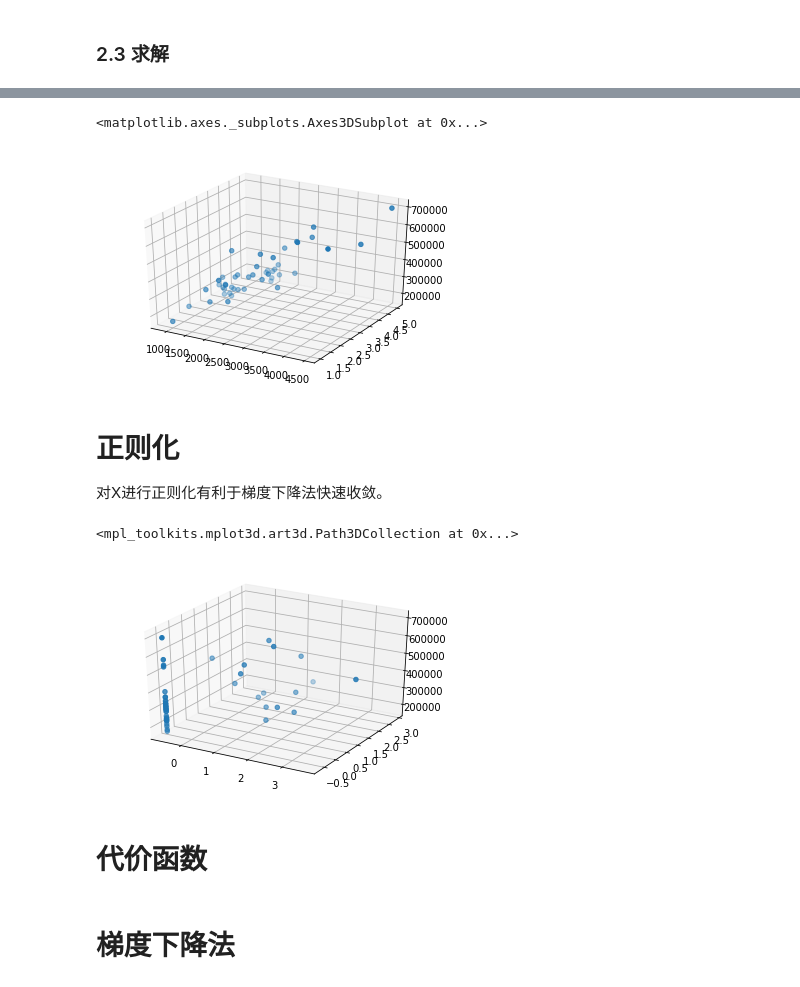
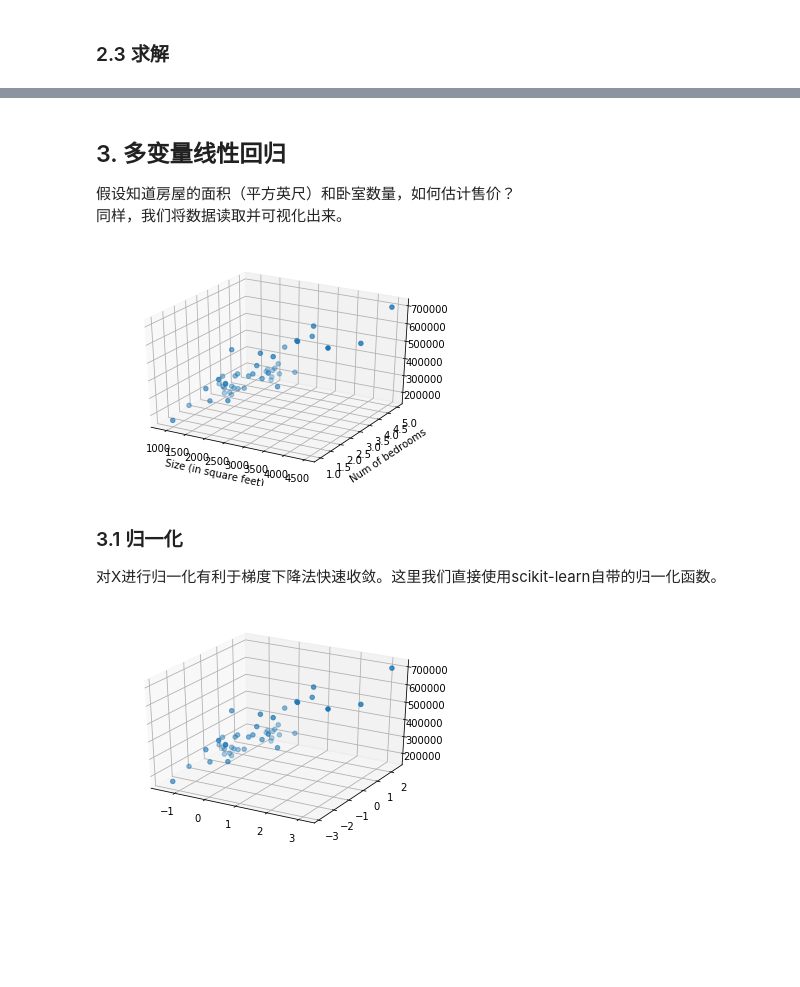
Before and after one commit to mvpboss1004/coursera_andrewng_ml, a Jupyter notebook: machine-learning-ex1/ex1/ex1.ipynb, the cells around one changed output, grey strips where cells are left out. Saved outputs shown, nothing was run; the diff lists cells and outputs as text; code cells hidden in the pictures; blank space fills up the shorter version.

```diff
--- a/machine-learning-ex1/ex1/ex1.ipynb
+++ b/machine-learning-ex1/ex1/ex1.ipynb
@@ -85,3 +116,7 @@ Final Theta: [[-3.63029144]
+# %% [markdown]
+## 3. 多变量线性回归
+假设知道房屋的面积（平方英尺）和卧室数量，如何估计售价？
+同样，我们将数据读取并可视化出来。
 # %%
 raw_data = np.loadtxt('ex1data2.txt', delimiter=',')
 m = len(raw_data)
@@ -90,23 +125,19 @@ y = np.mat(raw_data[:,2]).reshape(m,1)
 fig = plt.figure()
 ax = fig.add_subplot(111, projection='3d')
 ax.scatter(raw_data[:,0], raw_data[:,1], raw_data[:,2])
-ax
+plt.xlabel('Size (in square feet)')
+plt.ylabel('Num of bedrooms')
+plt.show()
 # %% [output]
-<matplotlib.axes._subplots.Axes3DSubplot at 0x...>
-[figure, old version]
+[figure, new version]
-# %% [markdown]
-# 正则化
-对X进行正则化有利于梯度下降法快速收敛。
+# %% [markdown]
+### 3.1 归一化
+对X进行归一化有利于梯度下降法快速收敛。这里我们直接使用scikit-learn自带的归一化函数。
 # %%
-scaler = StandardScaler().fit(X)
-X = np.mat(scaler.transform(X))
+X = np.mat(scale(X))
 fig = plt.figure()
 ax = fig.add_subplot(111, projection='3d')
 ax.scatter(X[:,1], X[:,2], y)
+plt.show()
 # %% [output]
-<mpl_toolkits.mplot3d.art3d.Path3DCollection at 0x...>
-[figure, old version]
+[figure, new version]
-# %% [markdown]
-# 代价函数
-# %% [markdown]
-# 梯度下降法
```
Also changed, not shown: parts of 13 cells of this notebook.
